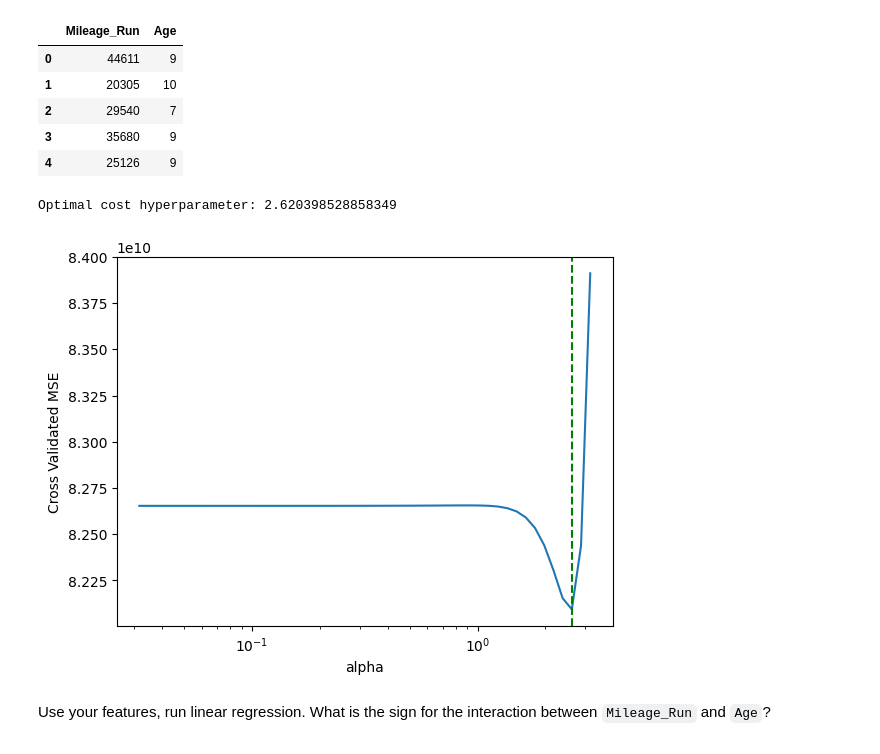
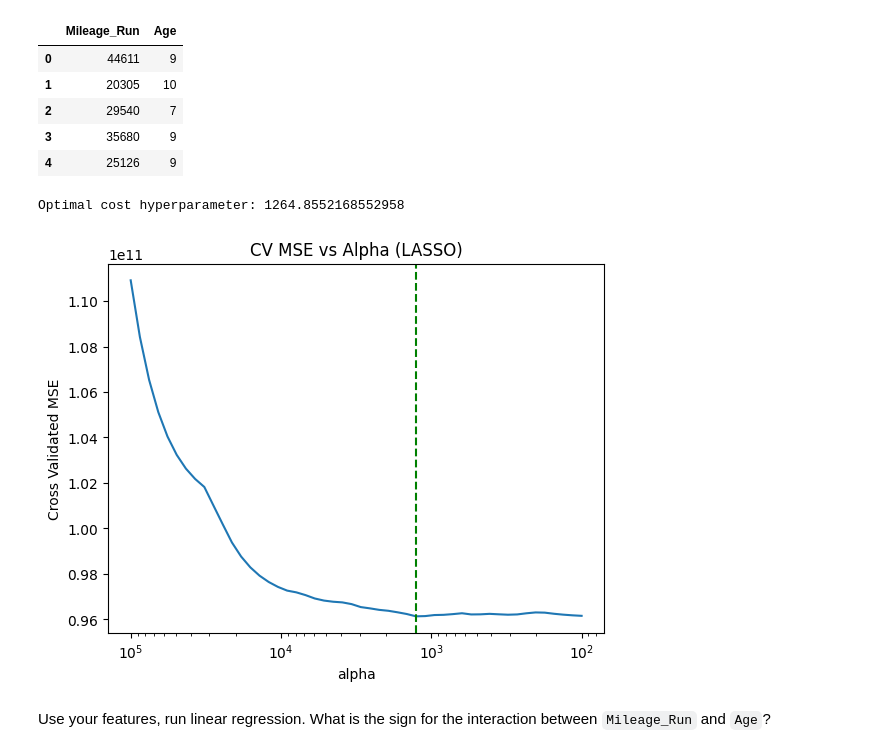
Before and after one commit to MadelineHeathh/undergrad_ml_assignments, a Jupyter notebook: 04_assignment_regularization.ipynb, the cells around one changed output. Cells and saved outputs as stored; diff of their text form; code cells hidden in the pictures.

```diff
--- a/04_assignment_regularization.ipynb
+++ b/04_assignment_regularization.ipynb
@@ -101,32 +101,41 @@ X.head()
 # third degree poly expander
 poly = PolynomialFeatures(degree=3, include_bias=False)
 X_poly = poly.fit_transform(X)
-poly_names = poly.get_feature_names_out()
+poly_names = poly.get_feature_names_out(['Mileage_Run', 'Age'])
 
 # z-score normalization
 scaler = StandardScaler()
 X_poly_scaled = scaler.fit_transform(X_poly)
 
 y = df['Price']
-alpha_grid = np.logspace(1, 3, 20)
+alpha_grid = np.logspace(2, 5, 50)
 model = LassoCV(cv=10,
                 alphas=alpha_grid,
-                random_state=100)
-model = model.fit(X_poly, y)
+                random_state=100,
+                max_iter=1_000_000)
+model = model.fit(X_poly_scaled, y)
 
-index_star = np.argmin( np.median(model.mse_path_,axis=1) )
-alpha_star = model.alphas_[index_star]
+alpha_star = model.alpha_
-# %%
-sns.lineplot( x=model.alphas_, y= np.median(model.mse_path_,axis=1) )
-plt.axvline(x=alpha_star, color='green', linestyle='--',
-            linewidth=1.5)
-plt.xscale("log")
-plt.xlabel("alpha")
-plt.ylabel("Cross Validated MSE")
-print(f'Optimal cost hyperparameter: {alpha_star}')
-# %% [output]
-Optimal cost hyperparameter: 2.620398528858349
-[figure, removed]
+# %%
+mean_mse = np.mean(model.mse_path_, axis=1)
+
+sns.lineplot(x=model.alphas_, y=mean_mse)
+
+plt.axvline(x=alpha_star, color='green', linestyle='--', linewidth=1.5)
+
+plt.xscale("log")
+plt.gca().invert_xaxis()
+
+plt.xlabel("alpha")
+plt.ylabel("Cross Validated MSE")
+plt.title("CV MSE vs Alpha (LASSO)")
+
+print(f'Optimal cost hyperparameter: {alpha_star}')
+
+plt.show()
+# %% [output]
+Optimal cost hyperparameter: 1264.8552168552958
+[figure, added]
 # %% [markdown]
 Use your features, run linear regression. What is the sign for the interaction between `Mileage_Run` and `Age`?
 # %%
```
Also changed, not shown: parts of 37 cells of this notebook.
